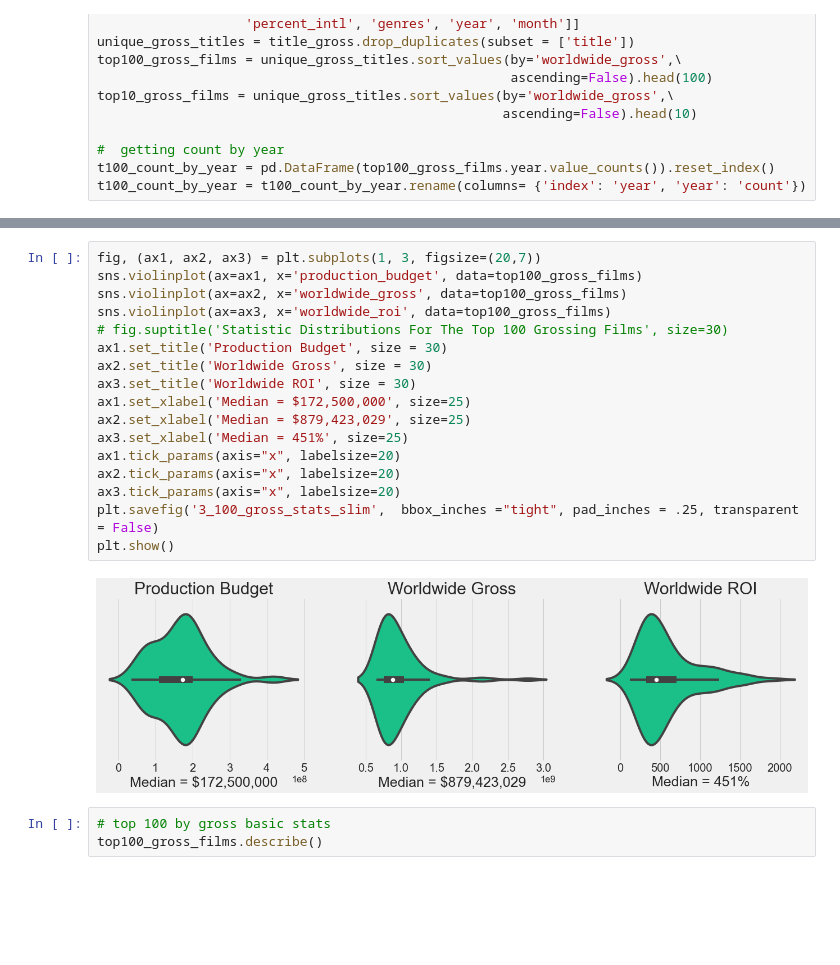
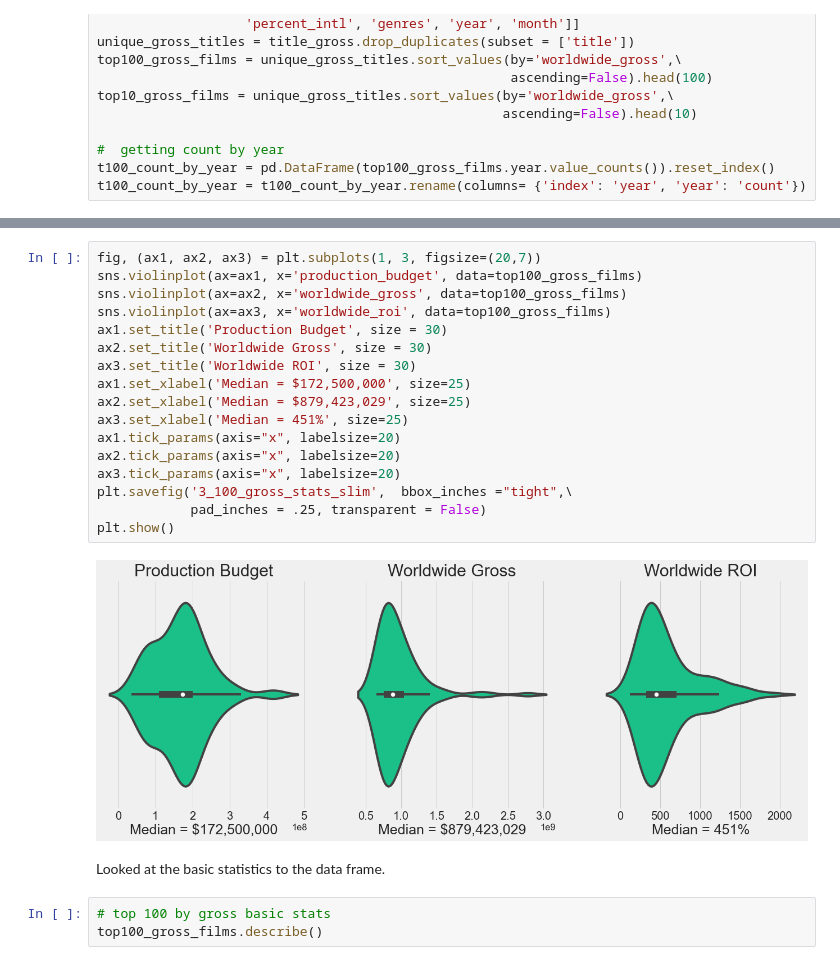
Before and after one commit to jeffreyhwatson/MS_Box_Office_Insights, a Jupyter notebook: MS_Box_Office_Insights.ipynb, the cells around one changed output, grey strips where cells are left out. Drawn from its saved outputs; the diff is of its cells as text; blank space fills up the shorter version.

```diff
--- a/MS_Box_Office_Insights.ipynb
+++ b/MS_Box_Office_Insights.ipynb
@@ -458,22 +538,24 @@ medians
 # %%
 fig, (ax1, ax2, ax3) = plt.subplots(1, 3, figsize=(20,7))
 sns.violinplot(ax=ax1, x='production_budget', data=top100_gross_films)
 sns.violinplot(ax=ax2, x='worldwide_gross', data=top100_gross_films)
 sns.violinplot(ax=ax3, x='worldwide_roi', data=top100_gross_films)
-# fig.suptitle('Statistic Distributions For The Top 100 Grossing Films', size=30)
 ax1.set_title('Production Budget', size = 30)
 ax2.set_title('Worldwide Gross', size = 30)
 ax3.set_title('Worldwide ROI', size = 30)
 ax1.set_xlabel('Median = $172,500,000', size=25)
 ax2.set_xlabel('Median = $879,423,029', size=25)
 ax3.set_xlabel('Median = 451%', size=25)
 ax1.tick_params(axis="x", labelsize=20)
 ax2.tick_params(axis="x", labelsize=20)
 ax3.tick_params(axis="x", labelsize=20)
-plt.savefig('3_100_gross_stats_slim',  bbox_inches ="tight", pad_inches = .25, transparent = False)
+plt.savefig('3_100_gross_stats_slim',  bbox_inches ="tight",\
+            pad_inches = .25, transparent = False)
 plt.show()
 # %% [output]
-[figure, old version]
+[figure, new version]
+# %% [markdown]
+Looked at the basic statistics to the data frame.
 # %%
 # top 100 by gross basic stats
 top100_gross_films.describe()
```
Also changed, not shown: parts of 74 cells of this notebook, 30 other files.
